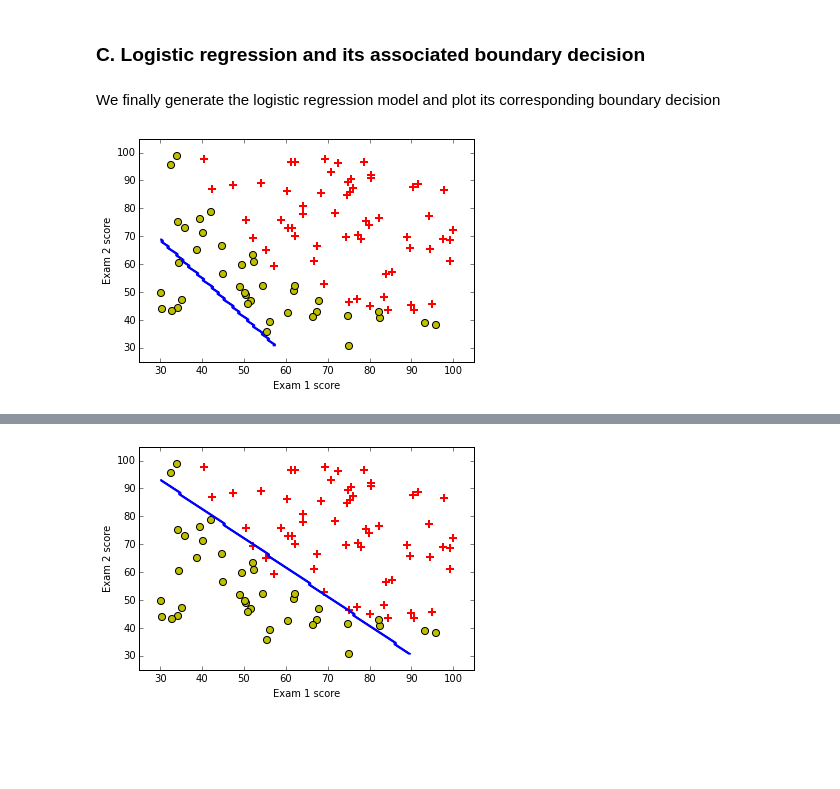
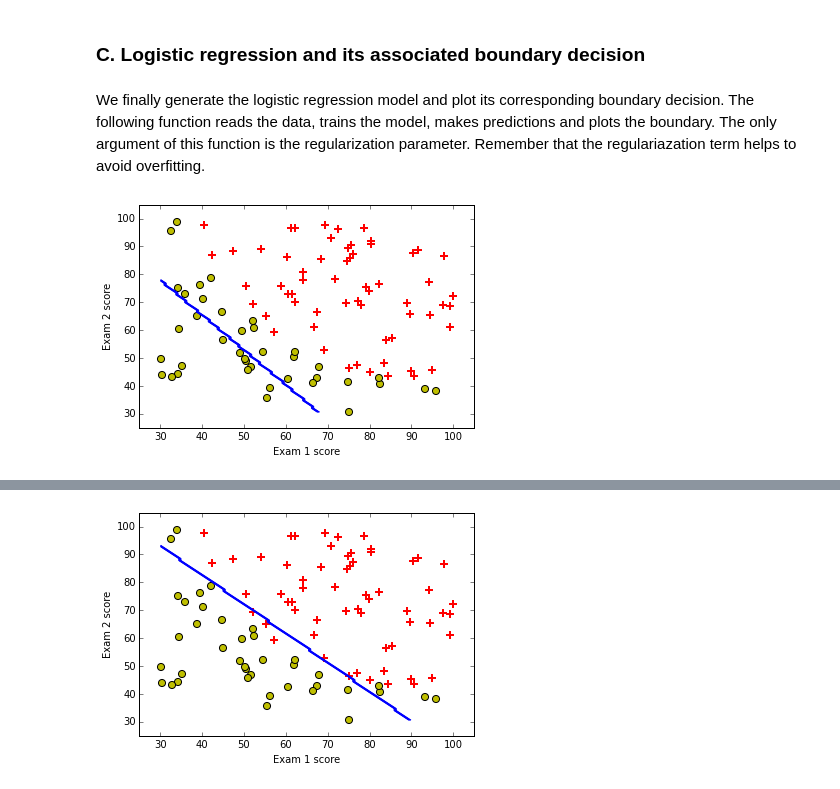
Before and after one commit to rcuevass/BDU-Logistic-and-SVM-clasifier, a Jupyter notebook: Classification_Logistic_SVM-GridSearch.ipynb, the cells around one changed output, grey strips where cells are left out. Cells and saved outputs as stored; diff of their text form; code cells hidden in the pictures; blank space fills up the shorter version.

```diff
--- a/Classification_Logistic_SVM-GridSearch.ipynb
+++ b/Classification_Logistic_SVM-GridSearch.ipynb
@@ -69,44 +89,57 @@ def plot(data):
     """
     This function plots training set with selected labels
     """
+    # We split data into positive and negative examples according to
+    # labels included in the dataset
     positives = data[data[:, 2] == 1]
     negatives = data[data[:, 2] == 0]
 
-    # We add the X and Y labels...
+    # We add the X and Y labels to the plot
     pyplot.xlabel("Exam 1 score")
     pyplot.ylabel("Exam 2 score")
 
+    # We set limits for X and Y axes
     pyplot.xlim([25, 105])
     pyplot.ylim([25, 105])
+
+    # Plot negative examples in yellow circles ...
     pyplot.scatter( negatives[:, 0], negatives[:, 1], c='y', marker='o', s=50,
                    linewidths=1 )
+    # ... and positive examples in red crosses
     pyplot.scatter( positives[:, 0], positives[:, 1], c='r', marker='+', s=50,
                    linewidths=2)
 
 
-def PlotBoundary( X, TrainedModel ):
+def PlotBoundary( X, TrainedModel,color ):
     """
     This function plots the boundary decision generated by the trained model
     """
-
+    # Generate evenly separated points for the X and Y axes....
     x1plot = np.linspace( min(X[:, 0]), max(X[:, 0]), 100 )
     x2plot = np.linspace( min(X[:, 1]), max(X[:, 1]), 100 )
+    # ... and generate grid based on them
     X1, X2 = np.meshgrid( x1plot, x2plot )
 
+    # Set an array of zeroes with the same shape
     vals = np.zeros(X1.shape)
 
+    #
     aux_shape = X1.shape
 
     for i in range(aux_shape[1]):
-        this_X = np.c_[ X1[:, i], X2[:, i] ]
-        vals[:, i] = TrainedModel.predict( this_X )
-    pyplot.contour( X1, X2, vals, colors='blue' )
+        # Concatenate values gotten for the grid
+        aux_X = np.c_[ X1[:, i], X2[:, i] ]
+        # Generate predicitions based on trained model
+        vals[:, i] = TrainedModel.predict( aux_X )
+    # Plot!
+    pyplot.contour( X1, X2, vals, colors=color )
 # %% [markdown]
 ### C. Logistic regression and its associated boundary decision
-# %% [markdown]
-We finally generate the logistic regression model and plot its corresponding boundary decision
+# %% [markdown]
+We finally generate the logistic regression model and plot its corresponding boundary decision. The following function
+reads the data, trains the model, makes predictions and plots the boundary. The only argument of this function is the regularization parameter. Remember that the regulariazation term helps to avoid overfitting.
 # %%
-def LinRegr_Boundary(Cval):
+def LinRegr_Boundary(Cval,color='blue'):
     """
     This function reads in the reciprocal of the regularization parameter to run
     a logistic regression and plot the boundary decission.
@@ -126,8 +159,8 @@ def LinRegr_Boundary(Cval):
     # Plot training set...
     plot( mat )
     # ... and resulting separating line
-    PlotBoundary( X, logreg )
+    PlotBoundary( X, logreg ,color)
 # %%
-LinRegr_Boundary(0.3)
+LinRegr_Boundary(0.5)
 # %% [output]
-[figure, old version]
+[figure, new version]
```
Also changed, not shown: parts of 53 cells of this notebook.
